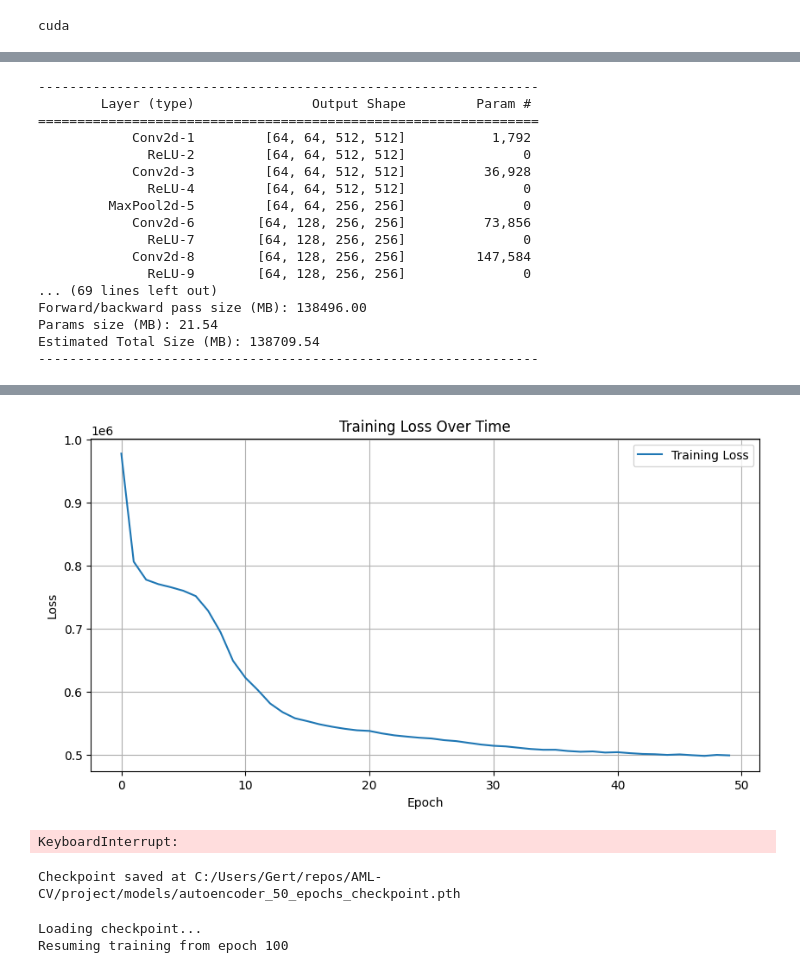
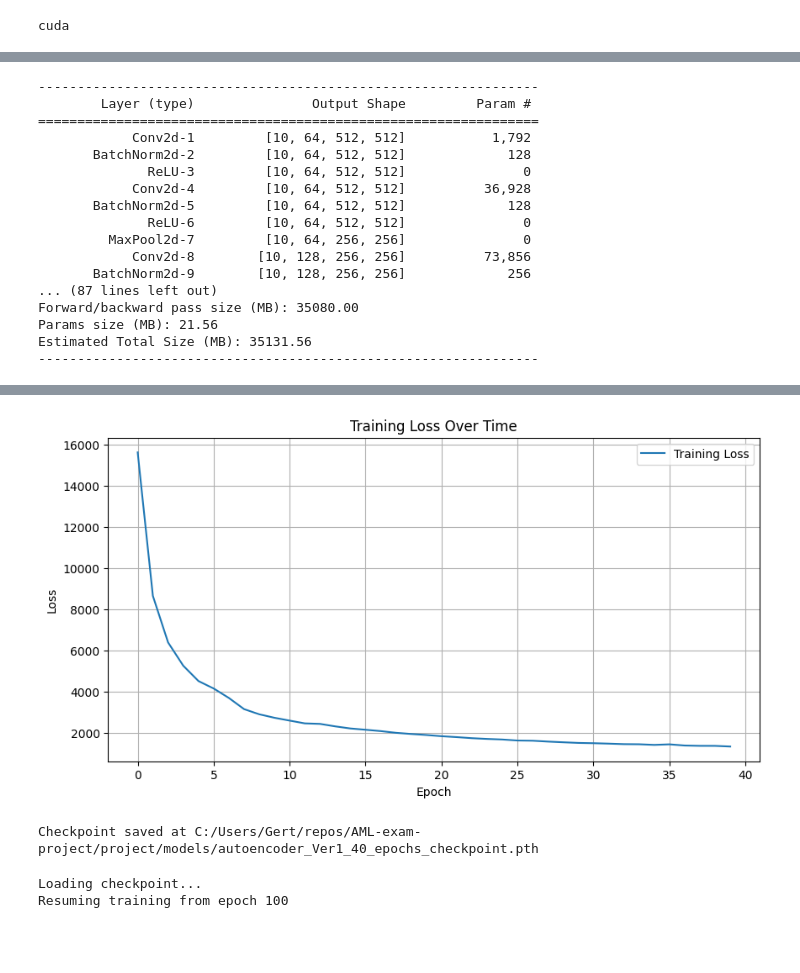
Before and after one commit to Pinkvinus/AML-exam-project, a Jupyter notebook: project/project.ipynb, the cells around one changed output, grey strips where cells are left out. Cells and saved outputs as stored; diff of their text form; code cells hidden in the pictures; blank space fills up the shorter version.

```diff
--- a/project/project.ipynb
+++ b/project/project.ipynb
@@ -20,7 +20,7 @@ transform_non_normal = transforms.Compose([
     transforms.ToTensor(),
 ])
 dataset_non_normal = ImageFolder(root=image_dir, transform=transform_non_normal)
-dataloader = DataLoader(dataset_non_normal, batch_size=16, shuffle=True)
+dataloader = DataLoader(dataset_non_normal, batch_size=10, shuffle=False)
 # %%
 device = torch.device("cuda" if torch.cuda.is_available() else "cpu")
 print(device)
@@ -98,20 +82,26 @@ class AE(nn.Module):
         # Encoder: Convolutional layers
         self.encoder = nn.Sequential(
             nn.Conv2d(input_channels, 64, kernel_size=3, stride=1, padding=1),
+            nn.BatchNorm2d(64),
             nn.ReLU(),
             nn.Conv2d(64, 64, kernel_size=3, stride=1, padding=1),
+            nn.BatchNorm2d(64),
             nn.ReLU(),
             nn.MaxPool2d(kernel_size=2, stride=2, padding=0),
 
             nn.Conv2d(64, 128, kernel_size=3, stride=1, padding=1),
+            nn.BatchNorm2d(128),
             nn.ReLU(),
             nn.Conv2d(128, 128, kernel_size=3, stride=1, padding=1),
+            nn.BatchNorm2d(128),
             nn.ReLU(),
             nn.MaxPool2d(kernel_size=2, stride=2, padding=0),
 
             nn.Conv2d(128, 256, kernel_size=3, stride=1, padding=1),
+            nn.BatchNorm2d(256),
             nn.ReLU(),
             nn.Conv2d(256, 256, kernel_size=3, stride=1, padding=1),
+            nn.BatchNorm2d(256),
             nn.ReLU(),
             nn.MaxPool2d(kernel_size=2, stride=2, padding=0),
 
@@ -130,21 +120,33 @@ class AE(nn.Module):
         # Decoder: Transposed Convolutional layers
         self.decoder = nn.Sequential(
             nn.ConvTranspose2d(64, 256, kernel_size=3, stride=2, padding=1, output_padding=1), # 256x64x64 -> 256x128x128
-            nn.Conv2d(256, 256, kernel_size=3, stride=1, padding=1),  # 256x128x128 -> 256x128x128
+            nn.BatchNorm2d(256),
             nn.ReLU(),
             nn.Conv2d(256, 256, kernel_size=3, stride=1, padding=1),  # 256x128x128 -> 256x128x128
+            nn.BatchNorm2d(256),
+            nn.ReLU(),
+            nn.Conv2d(256, 256, kernel_size=3, stride=1, padding=1),  # 256x128x128 -> 256x128x128
+            nn.BatchNorm2d(256),
             nn.ReLU(),
 
             nn.ConvTranspose2d(256, 128, kernel_size=3, stride=2, padding=1, output_padding=1), # 256x128x128 -> 128x256x256
-            nn.Conv2d(128, 128, kernel_size=3, stride=1, padding=1),  # 128x256x256 -> 128x256x256
+            nn.BatchNorm2d(128),
             nn.ReLU(),
             nn.Conv2d(128, 128, kernel_size=3, stride=1, padding=1),  # 128x256x256 -> 128x256x256
+            nn.BatchNorm2d(128),
+            nn.ReLU(),
+            nn.Conv2d(128, 128, kernel_size=3, stride=1, padding=1),  # 128x256x256 -> 128x256x256
+            nn.BatchNorm2d(128),
             nn.ReLU(),
 
             nn.ConvTranspose2d(128, 64, kernel_size=3, stride=2, padding=1, output_padding=1),  # 128x256x256 -> 64x512x512
-            nn.Conv2d(64, 64, kernel_size=3, stride=1, padding=1),    # 64x512x512 -> 64x512x512
+            nn.BatchNorm2d(64),
             nn.ReLU(),
             nn.Conv2d(64, 64, kernel_size=3, stride=1, padding=1),    # 64x512x512 -> 64x512x512
+            nn.BatchNorm2d(64),
+            nn.ReLU(),
+            nn.Conv2d(64, 64, kernel_size=3, stride=1, padding=1),    # 64x512x512 -> 64x512x512
+            nn.BatchNorm2d(64),
             nn.ReLU(),
 
             nn.Conv2d(64, 3, kernel_size=1),               # 64x512x512 -> 3x512x512
@@ -191,22 +191,22 @@ def ae_loss(reconstructed, original):
 model = AE().to(device)
 optimizer = torch.optim.Adam(model.parameters(), lr=1e-4)
 # %%
-summary(model, (3,512,512), batch_size=64, device='cuda')
+summary(model, (3,512,512), batch_size=10, device='cuda')
 # %% [output]
 ----------------------------------------------------------------
         Layer (type)               Output Shape         Param #
 ================================================================
-            Conv2d-1         [64, 64, 512, 512]           1,792
-              ReLU-2         [64, 64, 512, 512]               0
-            Conv2d-3         [64, 64, 512, 512]          36,928
-              ReLU-4         [64, 64, 512, 512]               0
-         MaxPool2d-5         [64, 64, 256, 256]               0
-            Conv2d-6        [64, 128, 256, 256]          73,856
-              ReLU-7        [64, 128, 256, 256]               0
-            Conv2d-8        [64, 128, 256, 256]         147,584
-              ReLU-9        [64, 128, 256, 256]               0
-... (69 lines left out)
-Forward/backward pass size (MB): 138496.00
-Params size (MB): 21.54
-Estimated Total Size (MB): 138709.54
+            Conv2d-1         [10, 64, 512, 512]           1,792
+       BatchNorm2d-2         [10, 64, 512, 512]             128
+              ReLU-3         [10, 64, 512, 512]               0
+            Conv2d-4         [10, 64, 512, 512]          36,928
+       BatchNorm2d-5         [10, 64, 512, 512]             128
+              ReLU-6         [10, 64, 512, 512]               0
+         MaxPool2d-7         [10, 64, 256, 256]               0
+            Conv2d-8        [10, 128, 256, 256]          73,856
+       BatchNorm2d-9        [10, 128, 256, 256]             256
+... (87 lines left out)
+Forward/backward pass size (MB): 35080.00
+Params size (MB): 21.56
+Estimated Total Size (MB): 35131.56
 ----------------------------------------------------------------
@@ -270,5 +266,5 @@ for epoch in range(epochs):
     plt.show()
 
     if (epoch+1) % 10 == 0:
-        save_checkpoint(model, optimizer, epoch, f"C:/Users/Gert/repos/AML-CV/project/models/autoencoder_{epoch+1}_epochs_checkpoint.pth", losses)
+        save_checkpoint(model, optimizer, epoch, f"C:/Users/Gert/repos/AML-exam-project/project/models/autoencoder_Ver1_{epoch+1}_epochs_checkpoint.pth", losses)
 # %% [output]
@@ -276,7 +272,3 @@ Epoch [50/100], Loss: 498959.1679
-[figure, old version]
+[figure, new version]
-KeyboardInterrupt:
+Checkpoint saved at C:/Users/Gert/repos/AML-exam-project/project/models/autoencoder_Ver1_40_epochs_checkpoint.pth
-# %%
-save_checkpoint(model, optimizer, epoch, f"C:/Users/Gert/repos/AML-CV/project/models/autoencoder_{50}_epochs_checkpoint.pth", losses)
-# %% [output]
-Checkpoint saved at C:/Users/Gert/repos/AML-CV/project/models/autoencoder_50_epochs_checkpoint.pth
 # %%
```
Also changed, not shown: parts of 13 cells of this notebook, 9 other files.
